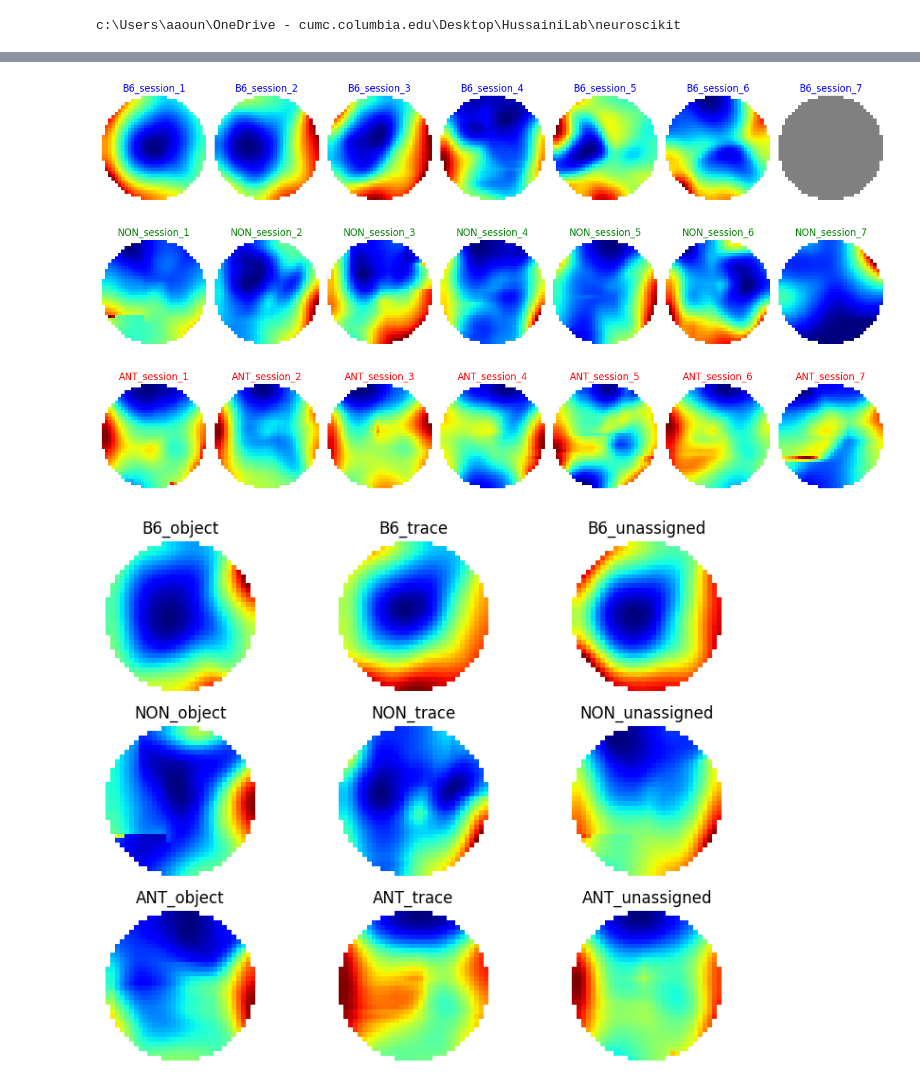
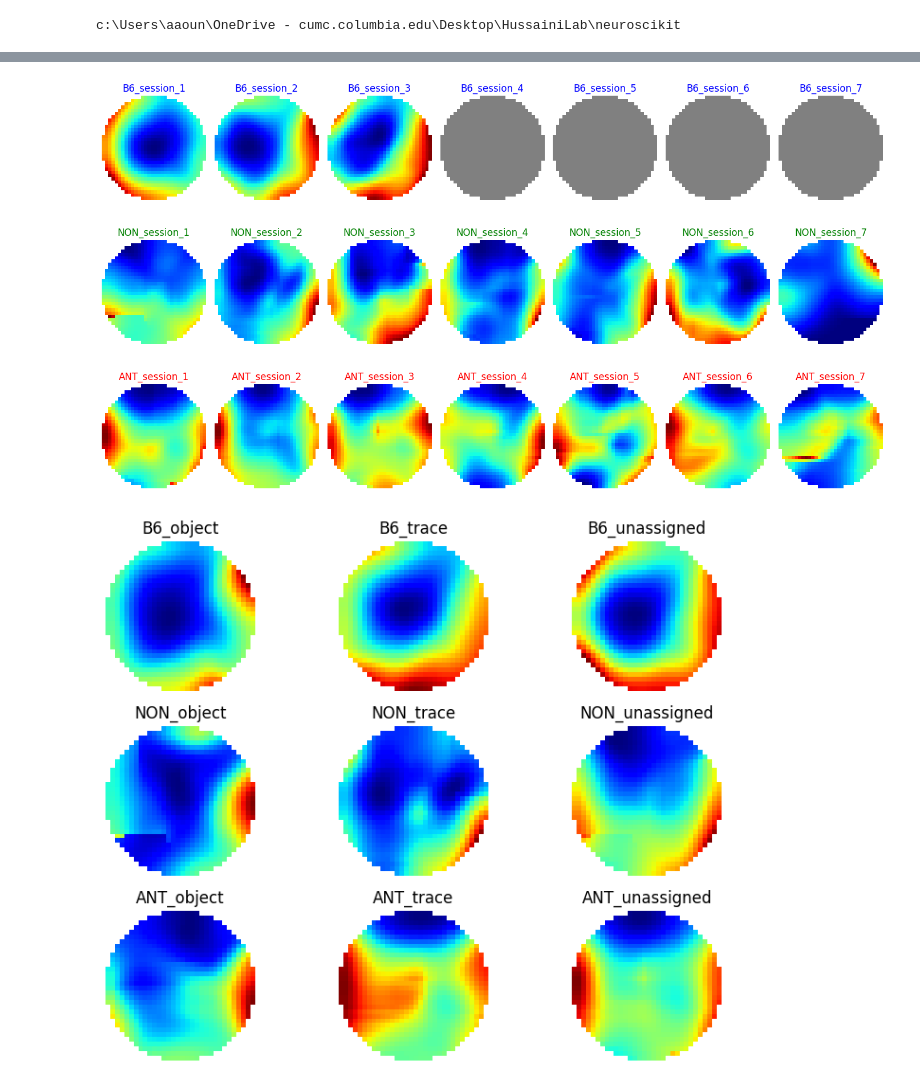
Before and after one commit to olivershetler/neuroscikit, a Jupyter notebook: _prototypes/cell_remapping/LEC_paper/plot_average_ratemaps.ipynb, the cells around one changed output, grey strips where cells are left out. Saved outputs shown, nothing was run; the diff lists cells and outputs as text; code cells hidden in the pictures.

```diff
--- a/_prototypes/cell_remapping/LEC_paper/plot_average_ratemaps.ipynb
+++ b/_prototypes/cell_remapping/LEC_paper/plot_average_ratemaps.ipynb
@@ -103,0 +93,36 @@ plt.show()
+# %%
+import copy
+
+fig = plt.figure(figsize=(8,6))
+clrs = ['k','b', 'g', 'r']
+groups = ['All','B6', 'NON', 'ANT']
+for i, group in enumerate(groups):
+        if groups[i] != 'All':
+                ax = plt.subplot(1,4, i+1)
+                ax.imshow(avg_map_dict[group], cmap='jet')
+                ax.set_title(group, color = clrs[i])
+                ax.axis('off')
+        else:
+            ax = plt.subplot(1,4, i+1)
+            map_to_plot = copy.deepcopy(avg_map_dict['B6'])
+            blank_map = np.copy(map_to_plot)
+            blank_map[blank_map == blank_map] = 0
+            ax.imshow(blank_map, cmap='jet', alpha=0.5)
+            ax.set_title(str(angle), color=clrs[i])
+            _, obj_loc = make_object_ratemap(0, new_size=32)
+            ax.plot(obj_loc['x']+.5, obj_loc['y']+2, 'k', marker='o', markersize=20)
+            _, obj_loc = make_object_ratemap(90, new_size=32)
+            ax.plot(obj_loc['x']-2, obj_loc['y']+.5, 'k', marker='o', markersize=20)
+            _, obj_loc = make_object_ratemap(180, new_size=32)
+            ax.plot(obj_loc['x']-.5, obj_loc['y']-2, 'k', marker='o', markersize=20)
+            _, obj_loc = make_object_ratemap(270, new_size=32)
+            ax.plot(obj_loc['x']+2, obj_loc['y']-.5, 'k', marker='o', markersize=20)
+            ax.axis('off')
+            ax.set_title('')
+
+fig.tight_layout()
+plt.show()
+
+# savefig
+# folder = r"C:\Users\aaoun\OneDrive - cumc.columbia.edu\Desktop\HussainiLab\neuroscikit_test_data\Radha-Taub-Retreat"
+# fig.savefig(os.path.join(folder, 'average_ratemaps.pdf'), dpi=1080, bbox_inches='tight')
@@ -104,22 +131,26 @@ plt.show()
 # %%
 fig = plt.figure(figsize=(14,8))
 bgr = ['blue', 'green', 'red']
 for i, group in enumerate(groups):
     for j, ses in enumerate(session_groups):
         ax = plt.subplot(len(groups), len(session_groups), i*len(session_groups) + j + 1)
 
-        if group == 'B6' and ses == 'session_7':
+        if group == 'B6' and (ses == 'session_7' or ses == 'session_6' or ses == 'session_5' or ses == 'session_4'):
             shp = np.copy(avg_map_dict[group + '_' + 'session_1'])
             shp[shp == shp] = 0.5
             ax.imshow(shp, cmap='gray', vmin=0, vmax=1)
         else:
             ax.imshow(avg_map_dict[group + '_' + str(ses)], cmap='jet')
         ax.set_title(group + '_' + str(ses), color=bgr[i])
         ax.axis('off')
 fig.tight_layout()
 plt.show()
+
+# savefig
+folder = r"C:\Users\aaoun\OneDrive - cumc.columbia.edu\Desktop\HussainiLab\neuroscikit_test_data\Radha-Taub-Retreat"
+fig.savefig(os.path.join(folder, 'average_ratemaps_ses.pdf'), dpi=1080, bbox_inches='tight')
 # %% [output]
-[figure, old version]
+[figure, new version]
 # %%
 fig = plt.figure(figsize=(8,6))
 for i, group in enumerate(groups):
```
Also changed, not shown: parts of 15 cells of this notebook.
